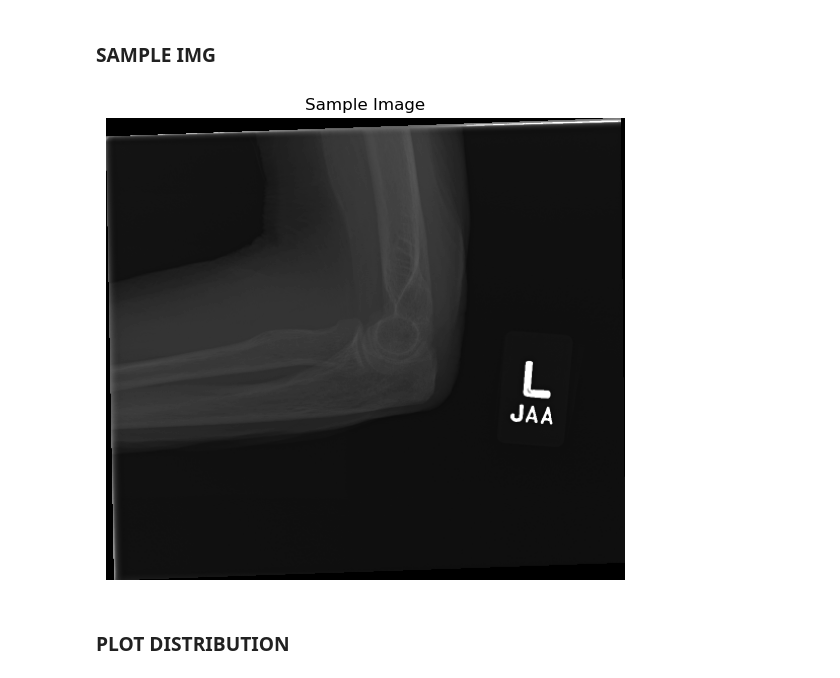
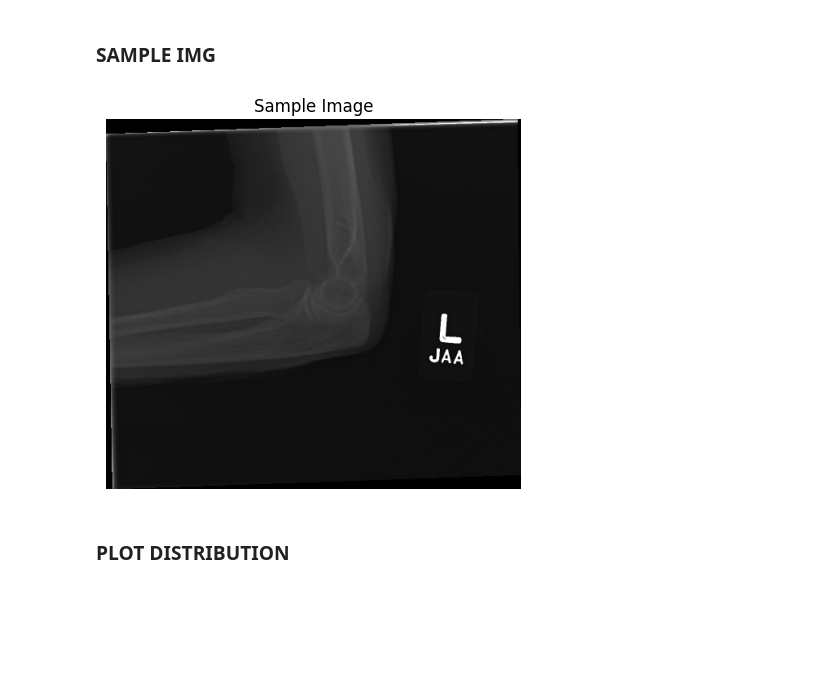
Before and after one commit to neutr0nslayer/CSE475, a Jupyter notebook: project.ipynb, the cells around one changed output. Cells and saved outputs as stored; diff of their text form; code cells hidden in the pictures; blank space fills up the shorter version.

```diff
--- a/project.ipynb
+++ b/project.ipynb
@@ -47,16 +71,14 @@ XR_WRIST: 9756
 # %% [markdown]
 ### SAMPLE IMG
 # %%
-# Load and display a sample image using the provided sample_img_path
+sample_img_path = 'Dataset\\MURA-v1.1\\train\\XR_ELBOW\\patient00011\\study1_negative\\image1.png'
 sample_img = Image.open(sample_img_path)
-
-plt.figure(figsize=(8, 6))
 plt.imshow(sample_img, cmap='gray')
 plt.axis('off')
 plt.title('Sample Image')
 plt.show()
 # %% [output]
-[figure, old version]
+[figure, new version]
 # %% [markdown]
 ### PLOT DISTRIBUTION
 # %%
```
Also changed, not shown: parts of 4 cells of this notebook.
